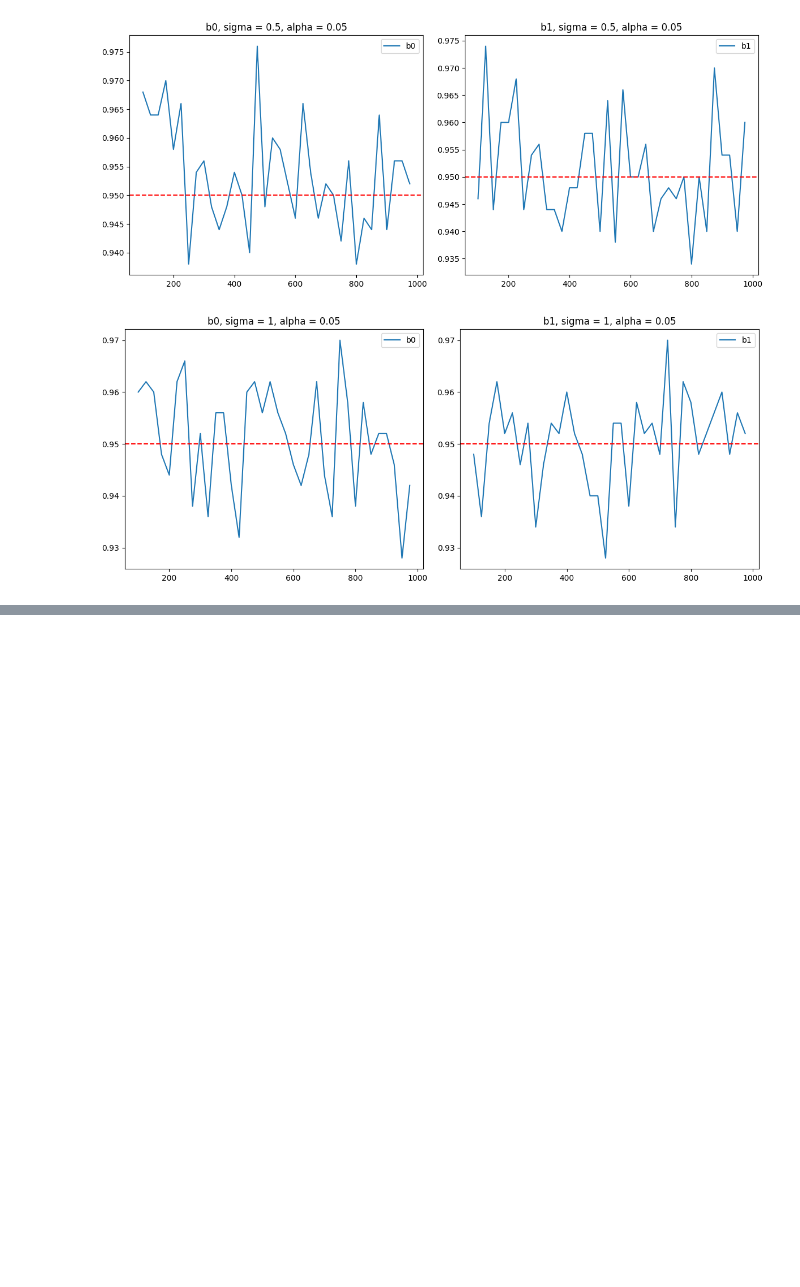
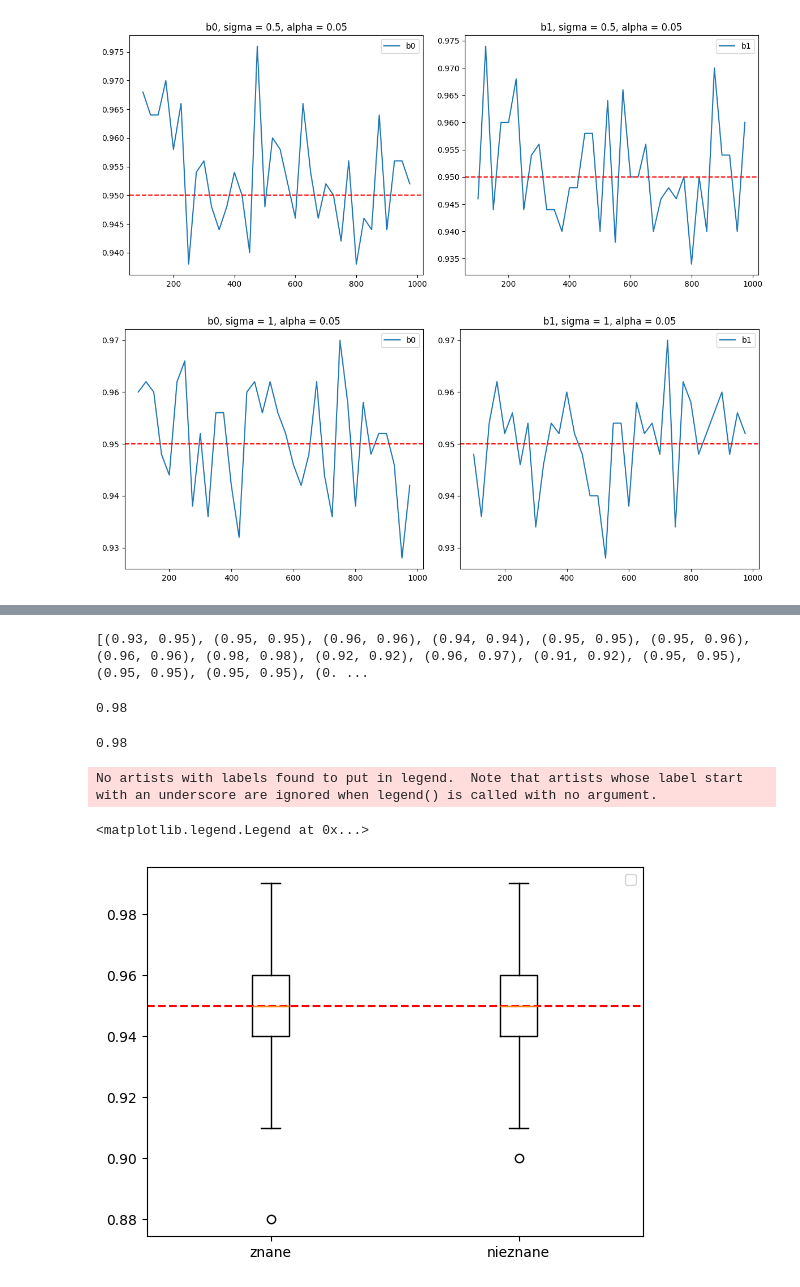
Before and after one commit to MariaNowacka/kaszcz, a Jupyter notebook: lista3/l3_kaszcz.ipynb, the cells around one changed output, grey strips where cells are left out. Saved outputs shown, nothing was run; the diff lists cells and outputs as text; code cells hidden in the pictures; blank space fills up the shorter version.

```diff
--- a/lista3/l3_kaszcz.ipynb
+++ b/lista3/l3_kaszcz.ipynb
@@ -255,0 +278,54 @@ for alpha in alphas:
+# %%
+b0 = 2
+b1 = 4
+sigma = 1
+alpha = 0.05
+gamma = 0.5
+ns = np.linspace(100, 2001, 100)
+# sigma znana
+def zad4(n, sigma, alpha):
+  X = np.linspace(0, n+1, n)
+  x0 = np.mean(X) + gamma
+  mi = b0 + b1*x0
+  mi_prob = 0
+  mi_prob2 = 0
+  for i in ns:
+    e = np.random.normal(0, sigma, size = n)
+    Y = b0 + b1*X + e
+    Y_hat = b0 + b1*X
+    b0_hat = b0_emp(X, Y)
+    b1_hat = b1_emp(X, Y)
+    mi_hat = b0_hat + b1_hat*x0
+    a, b = ab_x0(X, x0, mi_hat, alpha, sigma)
+    if (a<= mi) & (mi <= b):
+      mi_prob += 1
+    c, d = cd_x0(X, Y, Y_hat,mi_hat, x0, alpha)
+    if (c<= mi) & (mi <= d):
+      mi_prob2 += 1
+  mi_prob = mi_prob/len(ns)
+  mi_prob2 = mi_prob2/len(ns)
+  return mi_prob, mi_prob2
+# %%
+wynik = [zad4(int(i), sigma, alpha) for i in ns]
+print(wynik)
+# %% [output]
+[(0.93, 0.95), (0.95, 0.95), (0.96, 0.96), (0.94, 0.94), (0.95, 0.95), (0.95, 0.96), (0.96, 0.96), (0.98, 0.98), (0.92, 0.92), (0.96, 0.97), (0.91, 0.92), (0.95, 0.95), (0.95, 0.95), (0.95, 0.95), (0. ...
+# %%
+znane = [x[0] for x in wynik]
+nieznane = [x[1] for x in wynik]
+# %%
+np.quantile(znane,0.5) + 1.5*(np.quantile(znane, 0.75)- np.quantile(znane,0.25))
+# %% [output]
+0.98
+# %%
+np.quantile(nieznane,0.5) + 1.5*(np.quantile(nieznane, 0.75)- np.quantile(nieznane,0.25))
+# %% [output]
+0.98
+# %%
+plt.boxplot([znane, nieznane], labels = ['znane', 'nieznane'])
+plt.axhline(y = 1-alpha, color = 'red', linestyle = '--')
+plt.legend()
+# %% [output]
+No artists with labels found to put in legend.  Note that artists whose label start with an underscore are ignored when legend() is called with no argument.
+<matplotlib.legend.Legend at 0x...>
+[figure, added]
```
Also changed, not shown: parts of 16 cells of this notebook, 3 other files.
